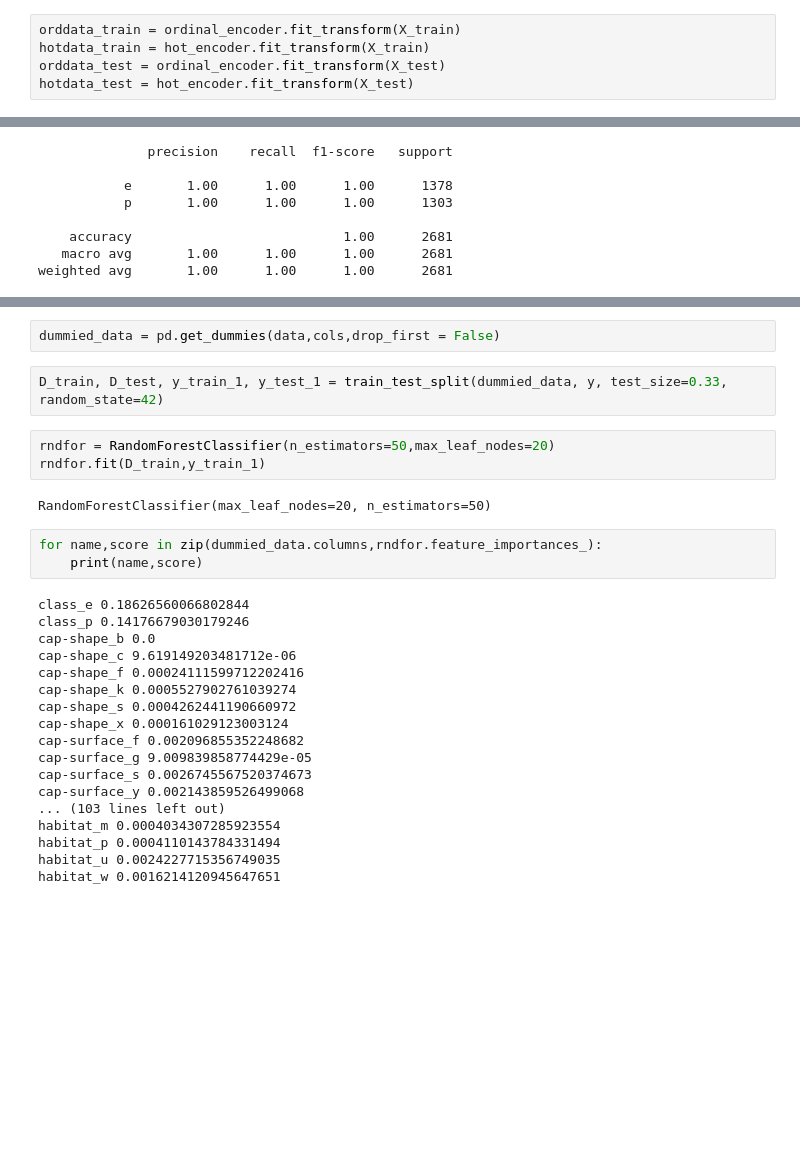
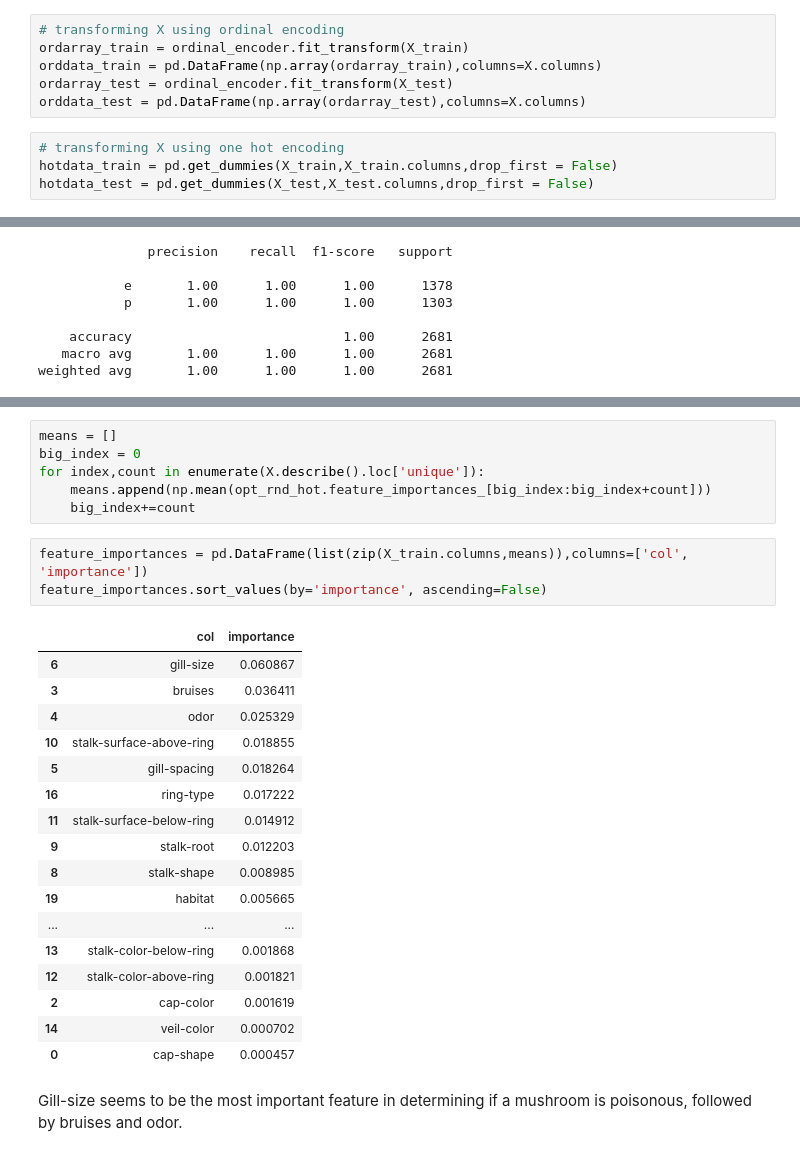
Before and after one commit to etenno/machine-learning-projects, a Jupyter notebook: mushroom_classification.ipynb, the cells around one changed output, grey strips where cells are left out. Saved outputs shown, nothing was run; the diff lists cells and outputs as text; blank space fills up the shorter version.

```diff
--- a/mushroom_classification.ipynb
+++ b/mushroom_classification.ipynb
@@ -238,8 +241,13 @@ hot_encoder = OneHotEncoder()
-# %%
-orddata_train = ordinal_encoder.fit_transform(X_train)
-hotdata_train = hot_encoder.fit_transform(X_train)
-orddata_test = ordinal_encoder.fit_transform(X_test)
-hotdata_test = hot_encoder.fit_transform(X_test)
+# %%
+# transforming X using ordinal encoding
+ordarray_train = ordinal_encoder.fit_transform(X_train)
+orddata_train = pd.DataFrame(np.array(ordarray_train),columns=X.columns)
+ordarray_test = ordinal_encoder.fit_transform(X_test)
+orddata_test = pd.DataFrame(np.array(ordarray_test),columns=X.columns)
+# %%
+# transforming X using one hot encoding
+hotdata_train = pd.get_dummies(X_train,X_train.columns,drop_first = False)
+hotdata_test = pd.get_dummies(X_test,X_test.columns,drop_first = False)
 # %% [markdown]
 # Models
 # %% [markdown]
@@ -573,30 +559,29 @@ cols= data.columns
-# %%
-dummied_data = pd.get_dummies(data,cols,drop_first = False)
-# %%
-D_train, D_test, y_train_1, y_test_1 = train_test_split(dummied_data, y, test_size=0.33, random_state=42)
-# %%
-rndfor = RandomForestClassifier(n_estimators=50,max_leaf_nodes=20)
-rndfor.fit(D_train,y_train_1)
-# %% [output]
-RandomForestClassifier(max_leaf_nodes=20, n_estimators=50)
-# %%
-for name,score in zip(dummied_data.columns,rndfor.feature_importances_):
-    print(name,score)
-# %% [output]
-class_e 0.18626560066802844
-class_p 0.14176679030179246
-cap-shape_b 0.0
-cap-shape_c 9.619149203481712e-06
-cap-shape_f 0.00024111599712202416
-cap-shape_k 0.0005527902761039274
-cap-shape_s 0.0004262441190660972
-cap-shape_x 0.000161029123003124
-cap-surface_f 0.002096855352248682
-cap-surface_g 9.009839858774429e-05
-cap-surface_s 0.0026745567520374673
-cap-surface_y 0.002143859526499068
-... (103 lines left out)
-habitat_m 0.0004034307285923554
-habitat_p 0.0004110143784331494
-habitat_u 0.0024227715356749035
-habitat_w 0.0016214120945647651
+# %%
+means = []
+big_index = 0
+for index,count in enumerate(X.describe().loc['unique']):
+    means.append(np.mean(opt_rnd_hot.feature_importances_[big_index:big_index+count]))
+    big_index+=count
+# %%
+feature_importances = pd.DataFrame(list(zip(X_train.columns,means)),columns=['col', 'importance'])
+feature_importances.sort_values(by='importance', ascending=False)
+# %% [output]
+|  | col | importance |
+| 6 | gill-size | 0.060867 |
+| 3 | bruises | 0.036411 |
+| 4 | odor | 0.025329 |
+| 10 | stalk-surface-above-ring | 0.018855 |
+| 5 | gill-spacing | 0.018264 |
+| 16 | ring-type | 0.017222 |
+| 11 | stalk-surface-below-ring | 0.014912 |
+| 9 | stalk-root | 0.012203 |
+| 8 | stalk-shape | 0.008985 |
+| 19 | habitat | 0.005665 |
+| ... | ... | ... |
+| 13 | stalk-color-below-ring | 0.001868 |
+| 12 | stalk-color-above-ring | 0.001821 |
+| 2 | cap-color | 0.001619 |
+| 14 | veil-color | 0.000702 |
+| 0 | cap-shape | 0.000457 |
+# %% [markdown]
+Gill-size seems to be the most important feature in determining if a mushroom is poisonous, followed by bruises and odor.
```
Also changed, not shown: parts of 5 cells of this notebook.
